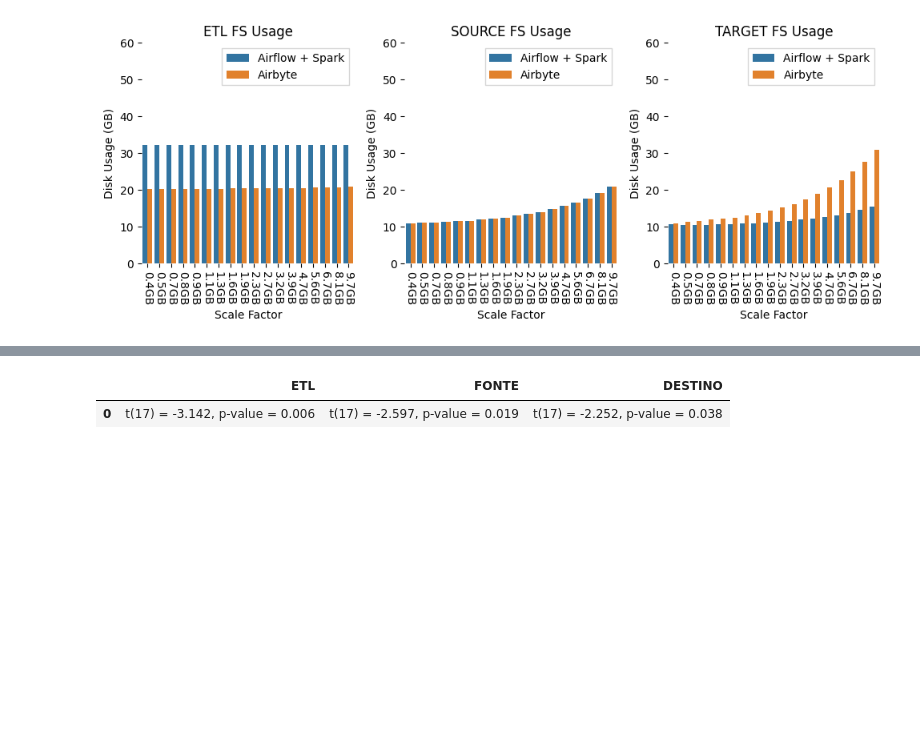
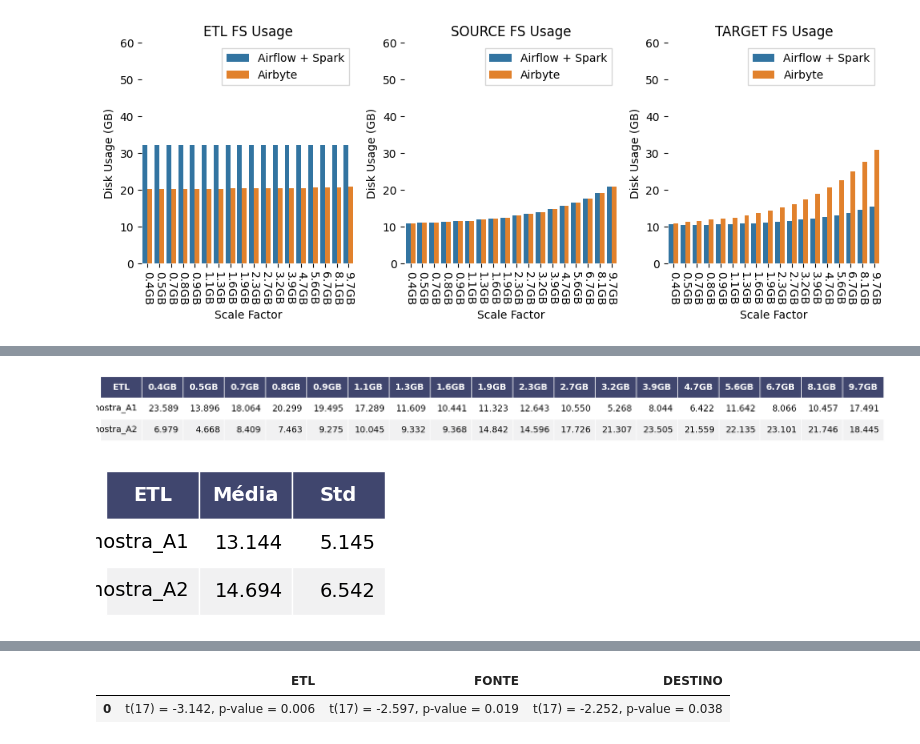
Before and after one commit to bombermal/TCC, a Jupyter notebook: Monitoring_VM/Retrieve/pre_analisys.ipynb, the cells around one changed output, grey strips where cells are left out. Cells and saved outputs as stored; diff of their text form; code cells hidden in the pictures; blank space fills up the shorter version.

```diff
--- a/Monitoring_VM/Retrieve/pre_analisys.ipynb
+++ b/Monitoring_VM/Retrieve/pre_analisys.ipynb
@@ -576,0 +560,9 @@ plt.savefig("Figs/f10_cpu_prometheus_stats.svg")
+# %%
+# render_mpl_table(df_stats.map(lambda x: f"{x:.3f}").reset_index(), header_columns=0, col_width=1.8)
+render_mpl_table(df_stats.map(lambda x: f"{x:.3f}")[columns[1:3]].T.reset_index().rename(columns={"index": "ETL"}), header_columns=0, col_width=1.2)
+plt.savefig("Figs/A1_A2_cpu_prometheus_stats.svg")
+render_mpl_table(df_stats2.map(lambda x: f"{x:.3f}")[columns[1:3]].T.reset_index().rename(columns={"index": "ETL"}), header_columns=0, col_width=1.2)
+plt.savefig("Figs/A1_A2_cpu_prometheus_std.svg")
+# %% [output]
+[figure, added]
+[figure, added]
```
Also changed, not shown: parts of 11 cells of this notebook, 21 other files.
